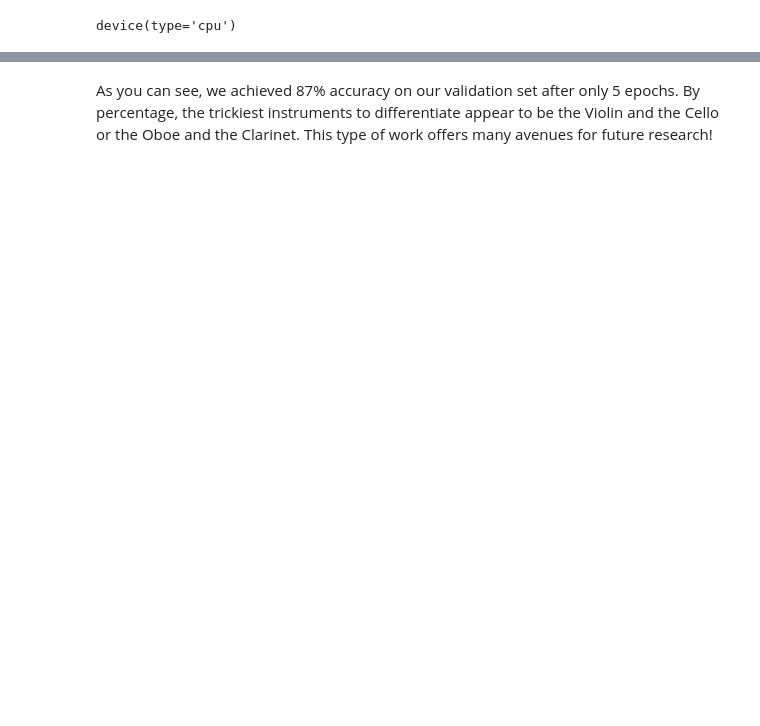
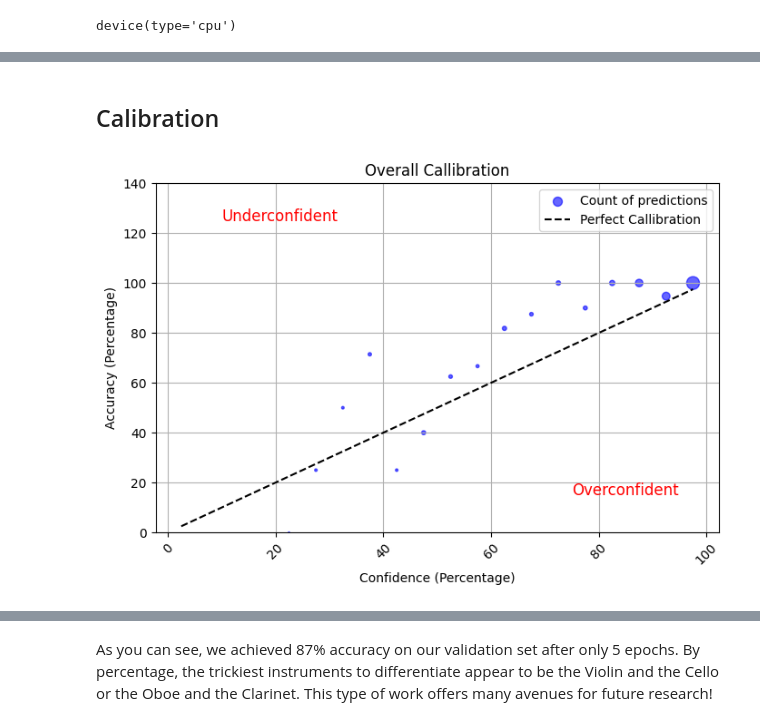
Before and after one commit to dknapp17/audio_ml, a Jupyter notebook: audio_ml_nn.ipynb, the cells around one changed output, grey strips where cells are left out. Drawn from its saved outputs; the diff is of its cells as text; code cells hidden in the pictures; blank space fills up the shorter version.

```diff
--- a/audio_ml_nn.ipynb
+++ b/audio_ml_nn.ipynb
@@ -665,7 +533,7 @@ from torch.utils.data import random_split
 
 data_path = ''
 
-myds = SoundDS(music_df, data_path)
+myds = SoundDS(rm1.processed_df, data_path)
 # def __init__(self, df, data_path,channel,transform_type = 'default')
 
 # Random split of 80:20 between training and validation
@@ -674,7 +542,7 @@ num_train = round(num_items * 0.8) # 80% of data in training set
 num_val =num_items - num_train
 num_unused = num_items - num_train - num_val
 
-train_ds, val_ds = random_split(myds, [num_train,num_val]) # temp for now to reduce size
+train_ds, val_ds = random_split(myds, [num_train,num_val])
 
 # Create training and validation data loaders
 train_dl = torch.utils.data.DataLoader(train_ds, batch_size=16, shuffle=True)
@@ -897,0 +810,15 @@ plt.xticks(rotation = 45)
+# %%
+# Data Frame for Calibration:
+eval_df = pd.DataFrame({
+    'label': labels,
+    'pred': predictions,
+    'prob': probs
+})
+
+eval_df.head(10)
+eval_df.to_csv('./resources/viz/calib_df.csv',index=False)
+# Buckets of size .05
+
+# Calculate accuracy
+
+# plot pred vs actual overall and by instrument
@@ -897,0 +882,49 @@ plt.xticks(rotation = 45)
+# %% [markdown]
+## Calibration
+# %%
+# Line plot
+plt.figure(figsize=(8, 5))  # Set figure size
+plt.scatter(
+    result['bucket_midpoint'],              # X-axis: bucket midpoints
+    result['match_percentage'],             # Y-axis: match percentage
+    s=result['count'],                      # Bubble size: proportional to count
+    alpha=0.6,                              # Transparency for better visualization
+    label='Count of predictions',
+    color='blue'                            # Bubble color
+)
+# Plot the y=x line (using numerical range)
+plt.plot(result['bucket_midpoint'], result['bucket_midpoint'], linestyle='--', color='black', label="Perfect Callibration")
+
+# Add labels, title, legend, and grid
+plt.xlabel('Confidence (Percentage)')
+plt.xticks(rotation=45)
+plt.ylabel('Accuracy (Percentage)')
+plt.ylim(0, 140)
+plt.title('Overall Callibration')
+plt.legend()
+plt.grid(True)
+
+plt.text(
+        x=10,   # Position near the left edge of the chart
+        y=130,                                  # Position near the top
+        s='Underconfident',                     # Text to display
+        fontsize=12,                            # Font size for annotation
+        color='red',                            # Text color
+        ha='left',                              # Align text to the left
+        va='top'                                # Align text to the top
+    )
+
+plt.text(
+        x=75,   # Position near the left edge of the chart
+        y=20,                                  # Position near the top
+        s='Overconfident',                     # Text to display
+        fontsize=12,                            # Font size for annotation
+        color='red',                            # Text color
+        ha='left',                              # Align text to the left
+        va='top'                                # Align text to the top
+    )
+
+# Show the plot
+plt.show()
+# %% [output]
+[figure, added]
```
Also changed, not shown: parts of 59 cells of this notebook, 26 other files.
